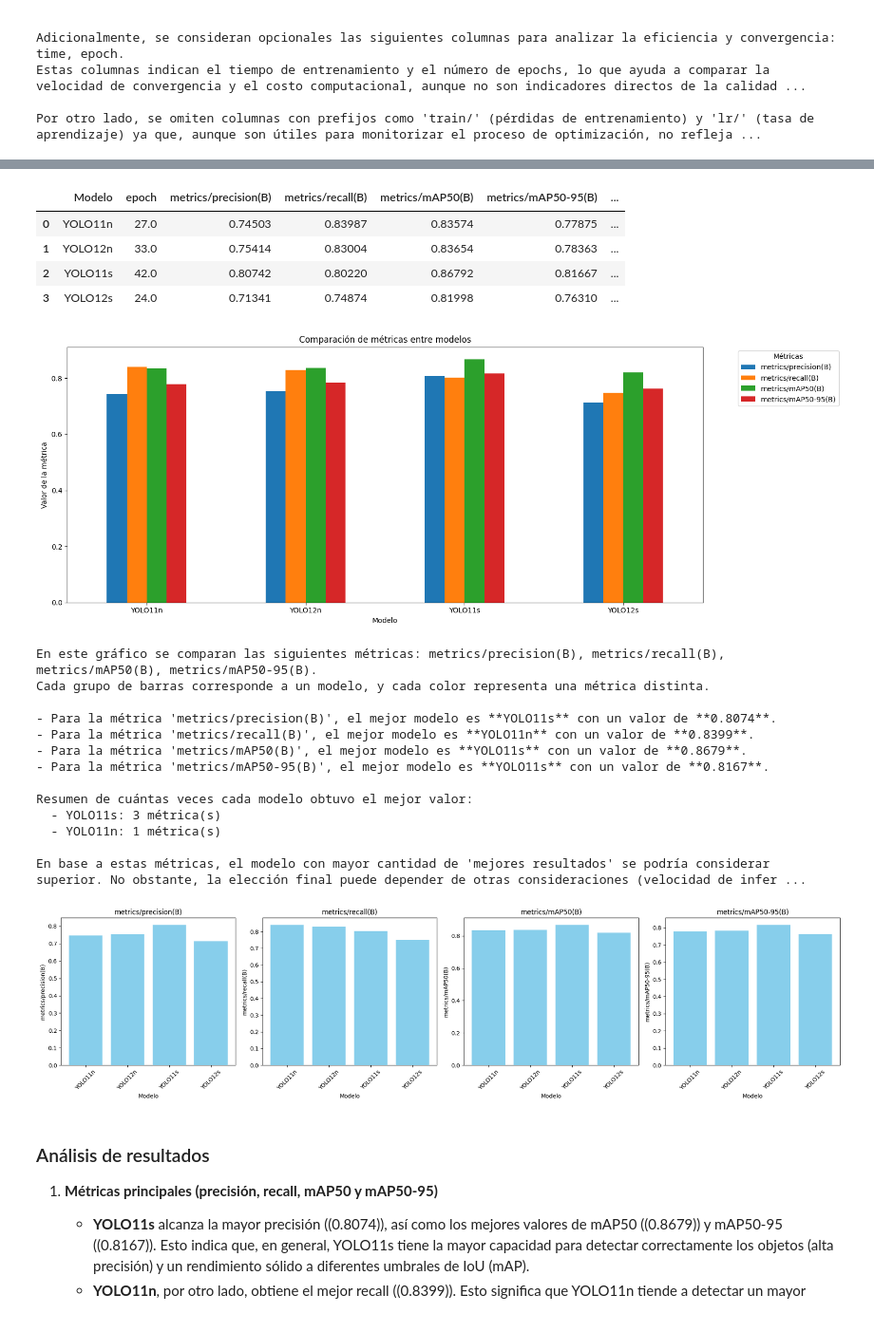
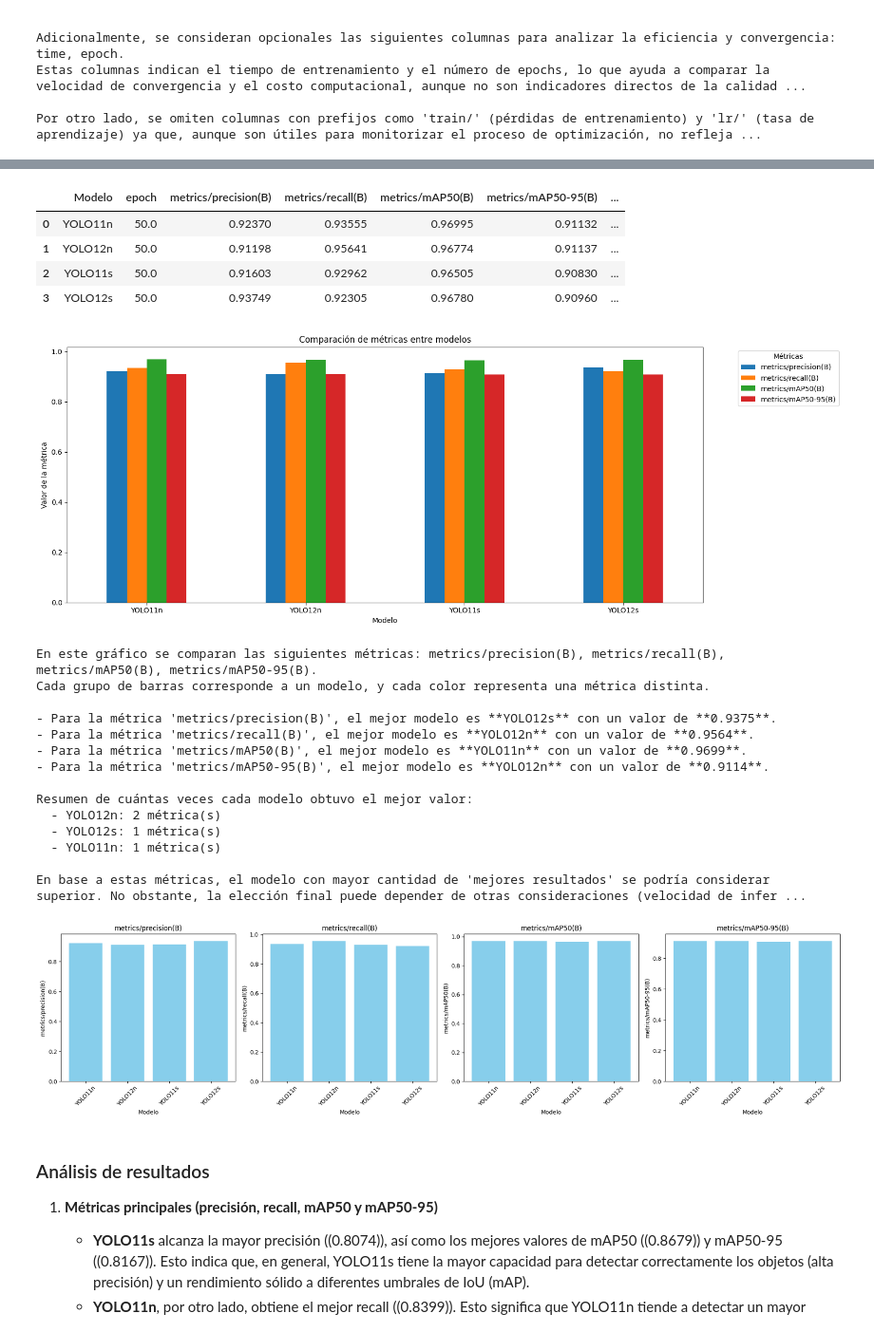
Before and after one commit to AlexPrietoRomani/detection-diseases-coffee, a Jupyter notebook: Modelos.ipynb, the cells around one changed output, grey strips where cells are left out. Shown at 95% size. Cells and saved outputs as stored; diff of their text form; code cells hidden in the pictures.

Commit message:
add models

```diff
--- a/Modelos.ipynb
+++ b/Modelos.ipynb
@@ -1370,0 +2062,5 @@ Starting training for 50 epochs...
+# %%
+# 2. Evaluación y extracción de métricas
+metrics_dict = extract_metrics(model)
+
+metrics_dict
@@ -1370,0 +2104,23 @@ Starting training for 50 epochs...
+# %%
+# Guardar ruta de exortación en formato pt
+pt_export_path = export_and_copy_pt(model, model_name)
+
+# 3. Exportar a ONNX y copiarlo con el nombre deseado
+onnx_export_path = export_and_copy_onnx(model, model_name, imgsz)
+avg_time_cpu = measure_onnx_inference_speed(onnx_export_path, imgsz)
+
+# 4. Exportar a TensorRT y medir velocidad (si es posible)
+trt_engine_path = export_and_copy_trt(model, model_name, imgsz)
+avg_time_trt = measure_trt_inference_speed(trt_engine_path, n_iter=20)
+
+# 5. Calcular parámetros y definir placeholder para FLOPs
+params = compute_model_params(model)
+
+flops = compute_flops(model, imgsz)
+
+# 6. Combinar toda la información
+results_yolo12s = combine_results(model_name, imgsz, metrics_dict, avg_time_cpu, avg_time_trt, params, flops)
+
+results_list.append(results_yolo12s)
+
+results_list
@@ -1386,7 +2179,7 @@ Comparación de modelos fine-tuned:
 # Guardar la tabla en CSV
 df.to_csv("comparacion_modelos.csv", index=False)
 # %%
-def select_relevant_metrics(df):
+def select_relevant_metrics(df,keywords):
     """
     A partir de un DataFrame con columnas de métricas (por ejemplo, provenientes del CSV de resultados)
     detecta cuáles son las métricas más relevantes para comparar modelos de detección y genera un texto
@@ -1405,7 +2198,6 @@ def select_relevant_metrics(df):
       - explanation: texto explicativo de la elección
     """
     # Palabras clave para métricas principales (sin importar mayúsculas o minúsculas)
-    keywords = ['precision', 'recall', 'mAP50-95', 'mAP50']
     relevant_metrics = []
     for col in df.columns:
         for key in keywords:
@@ -1432,7 +2224,8 @@ def select_relevant_metrics(df):
 
     return relevant_metrics, optional_metrics, explanation
 # %%
-relevant, optional, text_explanation = select_relevant_metrics(df)
+keywords = ['precision', 'recall', 'mAP50-95', 'mAP50']
+relevant1, optional, text_explanation = select_relevant_metrics(df,keywords)
 print(text_explanation)
 # %% [output]
 Se han seleccionado las siguientes métricas principales para comparar el desempeño de detección:
@@ -1450,13 +2260,11 @@ Por otro lado, se omiten columnas con prefijos como 'train/' (pérdidas de entre
 # %%
-"Modelo","epoch"
+df[["Modelo","epoch"] + relevant1 + relevant2]
+# %% [output]
+|  | Modelo | epoch | metrics/precision(B) | metrics/recall(B) | metrics/mAP50(B) | metrics/mAP50-95(B) | ... |
+| 0 | YOLO11n | 50.0 | 0.92370 | 0.93555 | 0.96995 | 0.91132 | ... |
+| 1 | YOLO12n | 50.0 | 0.91198 | 0.95641 | 0.96774 | 0.91137 | ... |
+| 2 | YOLO11s | 50.0 | 0.91603 | 0.92962 | 0.96505 | 0.90830 | ... |
+| 3 | YOLO12s | 50.0 | 0.93749 | 0.92305 | 0.96780 | 0.90960 | ... |
-# %%
-df[["Modelo","epoch"] + relevant + ["Parámetros (M)"]]
-# %% [output]
-|  | Modelo | epoch | metrics/precision(B) | metrics/recall(B) | metrics/mAP50(B) | metrics/mAP50-95(B) | ... |
-| 0 | YOLO11n | 27.0 | 0.74503 | 0.83987 | 0.83574 | 0.77875 | ... |
-| 1 | YOLO12n | 33.0 | 0.75414 | 0.83004 | 0.83654 | 0.78363 | ... |
-| 2 | YOLO11s | 42.0 | 0.80742 | 0.80220 | 0.86792 | 0.81667 | ... |
-| 3 | YOLO12s | 24.0 | 0.71341 | 0.74874 | 0.81998 | 0.76310 | ... |
 # %%
 %matplotlib inline
 # %%
@@ -1525,20 +2333,21 @@ def plot_grouped_bars_and_explain(df, relevant_metrics, title="Comparación de m
 
     return explanation
 
-explanation_text = plot_grouped_bars_and_explain(df, relevant)
+explanation_text = plot_grouped_bars_and_explain(df, relevant1)
 print(explanation_text)
 # %% [output]
-[figure, old version]
+[figure, new version]
 En este gráfico se comparan las siguientes métricas: metrics/precision(B), metrics/recall(B), metrics/mAP50(B), metrics/mAP50-95(B).
 Cada grupo de barras corresponde a un modelo, y cada color representa una métrica distinta.
 
-- Para la métrica 'metrics/precision(B)', el mejor modelo es **YOLO11s** con un valor de **0.8074**.
-- Para la métrica 'metrics/recall(B)', el mejor modelo es **YOLO11n** con un valor de **0.8399**.
-- Para la métrica 'metrics/mAP50(B)', el mejor modelo es **YOLO11s** con un valor de **0.8679**.
-- Para la métrica 'metrics/mAP50-95(B)', el mejor modelo es **YOLO11s** con un valor de **0.8167**.
+- Para la métrica 'metrics/precision(B)', el mejor modelo es **YOLO12s** con un valor de **0.9375**.
+- Para la métrica 'metrics/recall(B)', el mejor modelo es **YOLO12n** con un valor de **0.9564**.
+- Para la métrica 'metrics/mAP50(B)', el mejor modelo es **YOLO11n** con un valor de **0.9699**.
+- Para la métrica 'metrics/mAP50-95(B)', el mejor modelo es **YOLO12n** con un valor de **0.9114**.
 
 Resumen de cuántas veces cada modelo obtuvo el mejor valor:
-  - YOLO11s: 3 métrica(s)
+  - YOLO12n: 2 métrica(s)
+  - YOLO12s: 1 métrica(s)
   - YOLO11n: 1 métrica(s)
 
 En base a estas métricas, el modelo con mayor cantidad de 'mejores resultados' se podría considerar superior. No obstante, la elección final puede depender de otras consideraciones (velocidad de infer ...
@@ -1550,35 +2359,35 @@ def plot_model_comparison(df, relevant_metrics):
     """
     Genera un gráfico de barras para cada métrica relevante comparando los modelos.
 
     Parámetros:
       - df: DataFrame que contiene los resultados por modelo.
       - relevant_metrics: Lista de columnas (métricas) a graficar.
     """
     num_metrics = len(relevant_metrics)
     # Si hay varias métricas, creamos subplots en una fila.
     fig, axes = plt.subplots(nrows=1, ncols=num_metrics, figsize=(5*num_metrics, 5))
 
     # Si sólo hay una métrica, aseguramos que axes sea una lista.
     if num_metrics == 1:
         axes = [axes]
 
     for ax, metric in zip(axes, relevant_metrics):
         # Verifica que la columna sea numérica para graficarla
         if pd.api.types.is_numeric_dtype(df[metric]):
             ax.bar(df["Modelo"], df[metric], color='skyblue')
             ax.set_title(metric)
             ax.set_xlabel("Modelo")
             ax.set_ylabel(metric)
             ax.tick_params(axis='x', rotation=45)
         else:
             ax.text(0.5, 0.5, f"No es numérica: {metric}", horizontalalignment='center', verticalalignment='center')
             ax.set_axis_off()
     plt.tight_layout()
     plt.show()
 
-plot_model_comparison(df, relevant)
+plot_model_comparison(df, relevant1)
 # %% [output]
-[figure, old version]
+[figure, new version]
 # %% [markdown]
 ### Análisis de resultados
 
```
Also changed, not shown: parts of 42 cells of this notebook, 5 other files.
